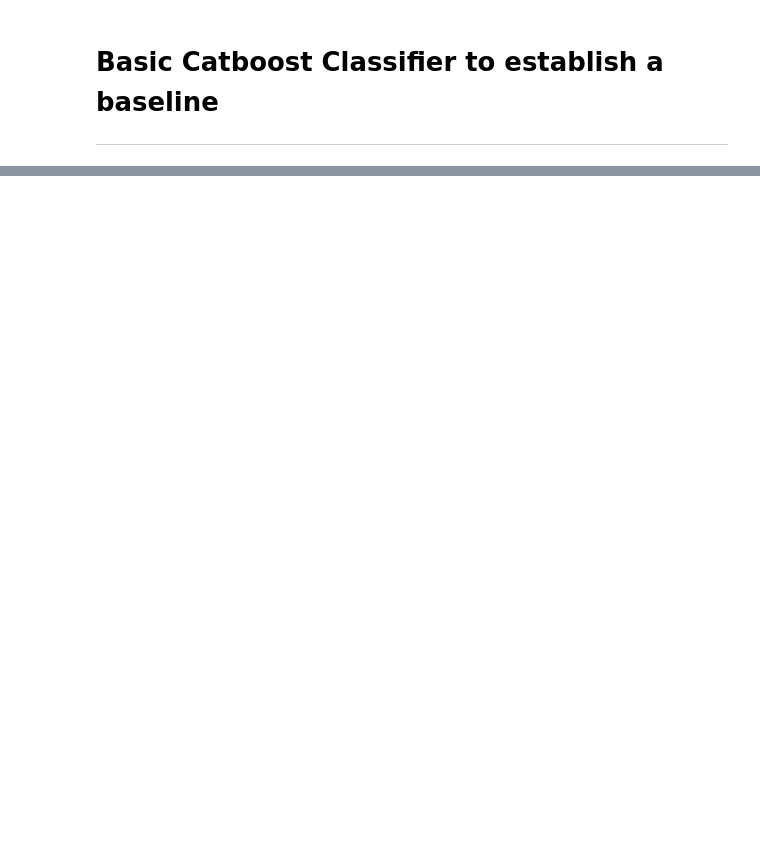
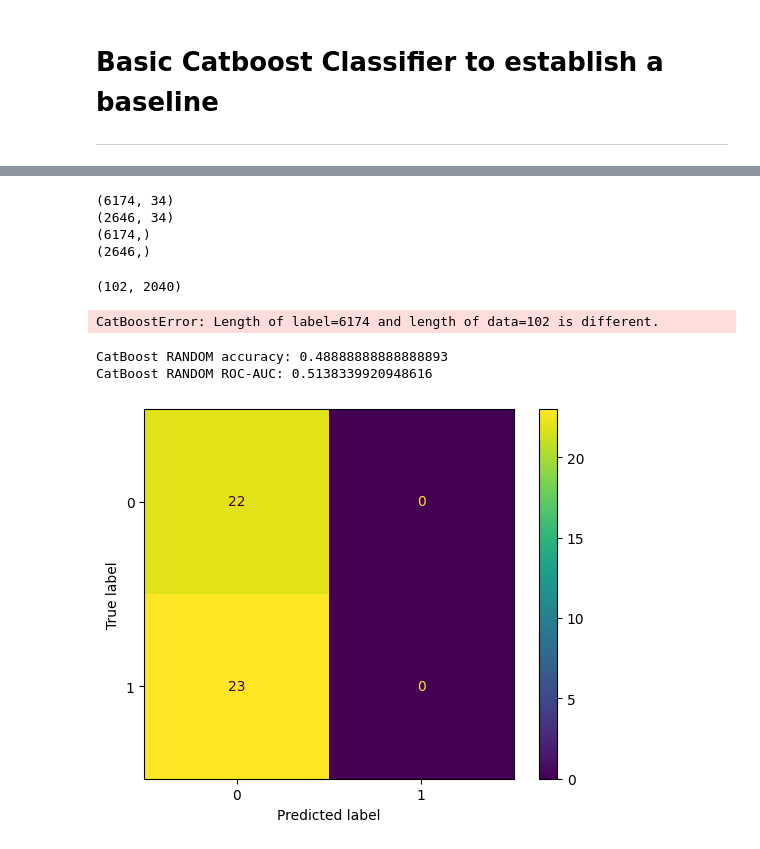
Before and after one commit to afnanmmir/Shot-Predictor, a Jupyter notebook: models/rev1_catboost/catboost.ipynb, the cells around one changed output, grey strips where cells are left out. Cells and saved outputs as stored; diff of their text form; code cells hidden in the pictures; blank space fills up the shorter version.

```diff
--- a/models/rev1_catboost/catboost.ipynb
+++ b/models/rev1_catboost/catboost.ipynb
@@ -73,0 +78,32 @@ displayStats(pred_test,y_test)
+# %%
+print(X_train.shape)
+print(X_test.shape)
+print(y_train.shape)
+print(y_test.shape)
+# %% [output]
+(6174, 34)
+(2646, 34)
+(6174,)
+(2646,)
+# %%
+rand_X_train = np.random.rand(102,2040)
+rand_X_train.shape
+# %% [output]
+(102, 2040)
+# %%
+cbm2 = CatBoostClassifier()
+cbm2.fit(rand_X_train,y_train)
+# %% [output]
+CatBoostError: Length of label=6174 and length of data=102 is different.
+# %%
+pred_test2 = cbm2.predict(X_test)
+modelAccuracy("CatBoost RANDOM", pred_test2, y_test)
+soft_preds2 = cbm2.predict_proba(X_test)[:,1]
+print("CatBoost RANDOM ROC-AUC: "+ str(roc_auc_score(y_test,soft_preds2)))
+# %% [output]
+CatBoost RANDOM accuracy: 0.48888888888888893
+CatBoost RANDOM ROC-AUC: 0.5138339920948616
+# %%
+displayStats(pred_test2,y_test)
+# %% [output]
+[figure, added]
```
Also changed, not shown: parts of 6 cells of this notebook, 19 other files.
